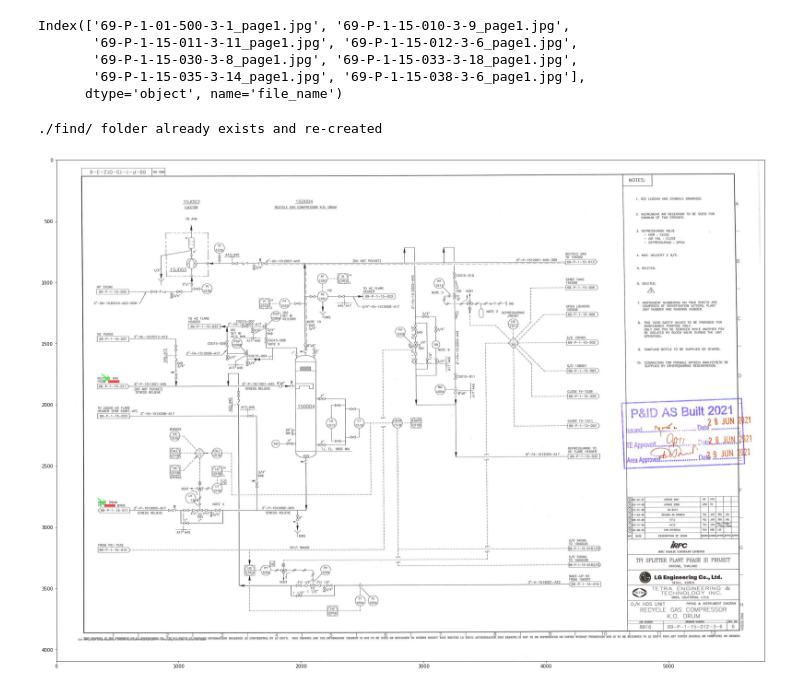
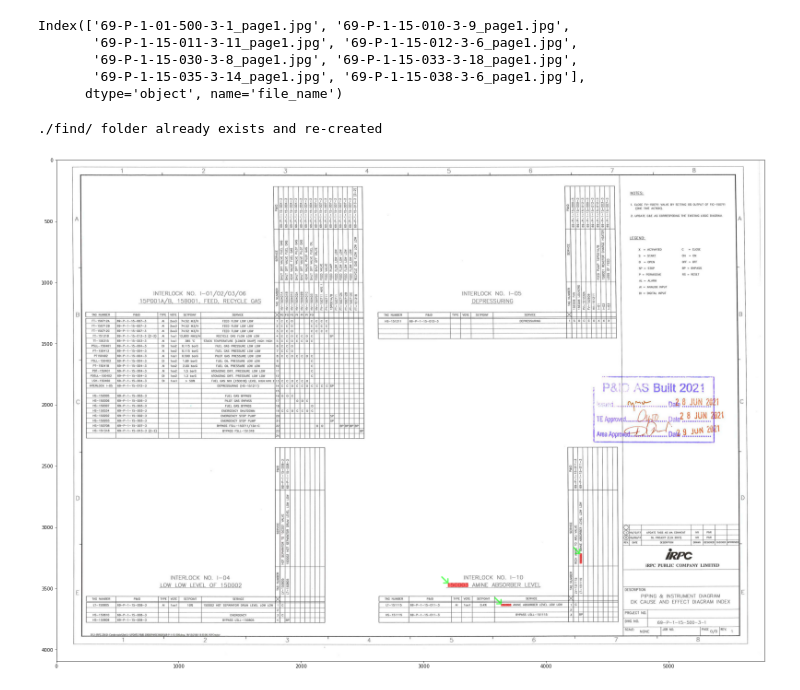
Before and after one commit to chanathipea/Image2Text, a Jupyter notebook: tesseract_ocr.ipynb, the cells around one changed output. Drawn from its saved outputs; the diff is of its cells as text; code cells hidden in the pictures.

```diff
--- a/tesseract_ocr.ipynb
+++ b/tesseract_ocr.ipynb
@@ -194,29 +200,29 @@ Index(['69-P-1-01-500-3-1_page1.jpg', '69-P-1-15-010-3-9_page1.jpg',
        '69-P-1-15-035-3-14_page1.jpg', '69-P-1-15-038-3-6_page1.jpg'],
       dtype='object', name='file_name')
 # %%
-pic = 3
+pic = 0
 a = lookup_df[lookup_df.file_name==lookup_file_name[pic]].values
 read_folder = r'./images/'
 save_folder = r'./find/'
 makedir(save_folder)
 file = lookup_file_name[pic]
 image = read_folder+lookup_file_name[pic]
 img0 = cv2_imread_win(image,np)
 img = img0.copy()
 # plt.figure(figsize=(30,20))
 for fn,id,text,x1,y1,x2,y2 in tqdm_notebook(a):
     cv2.rectangle(img, (x1, y1), (x2, y2), (255, 0, 0), -1)
 
     img = cv2.arrowedLine(img, (x1-50,y1-50), (x1,y1),
                                          color=(0, 255, 0), thickness=9, tipLength = 0.5)
 alpha = 0.6  # Transparency factor.
 # Following line overlays transparent rectangle over the image
 img = cv2.addWeighted(img, alpha, img0, 1 - alpha, 0)
 # print((x1, y1), (x2, y2))
 plt.figure(figsize=(30,20))
 plt.imshow(img)
 # plt.show();
 plt.imsave(save_folder+file,img)
 # %% [output]
 ./find/ folder already exists and re-created
-[figure, old version]
+[figure, new version]
```
Also changed, not shown: parts of 3 cells of this notebook, 3 other files.
